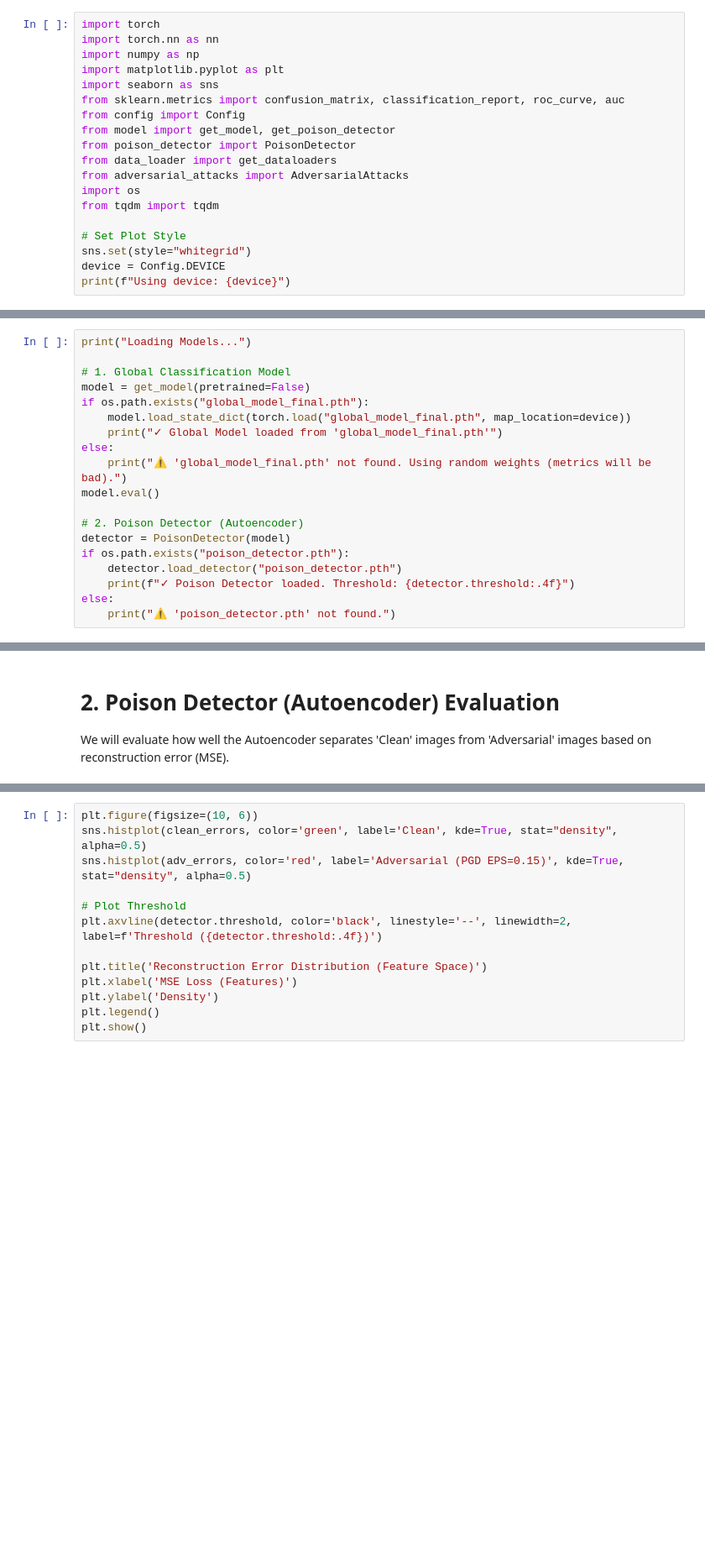
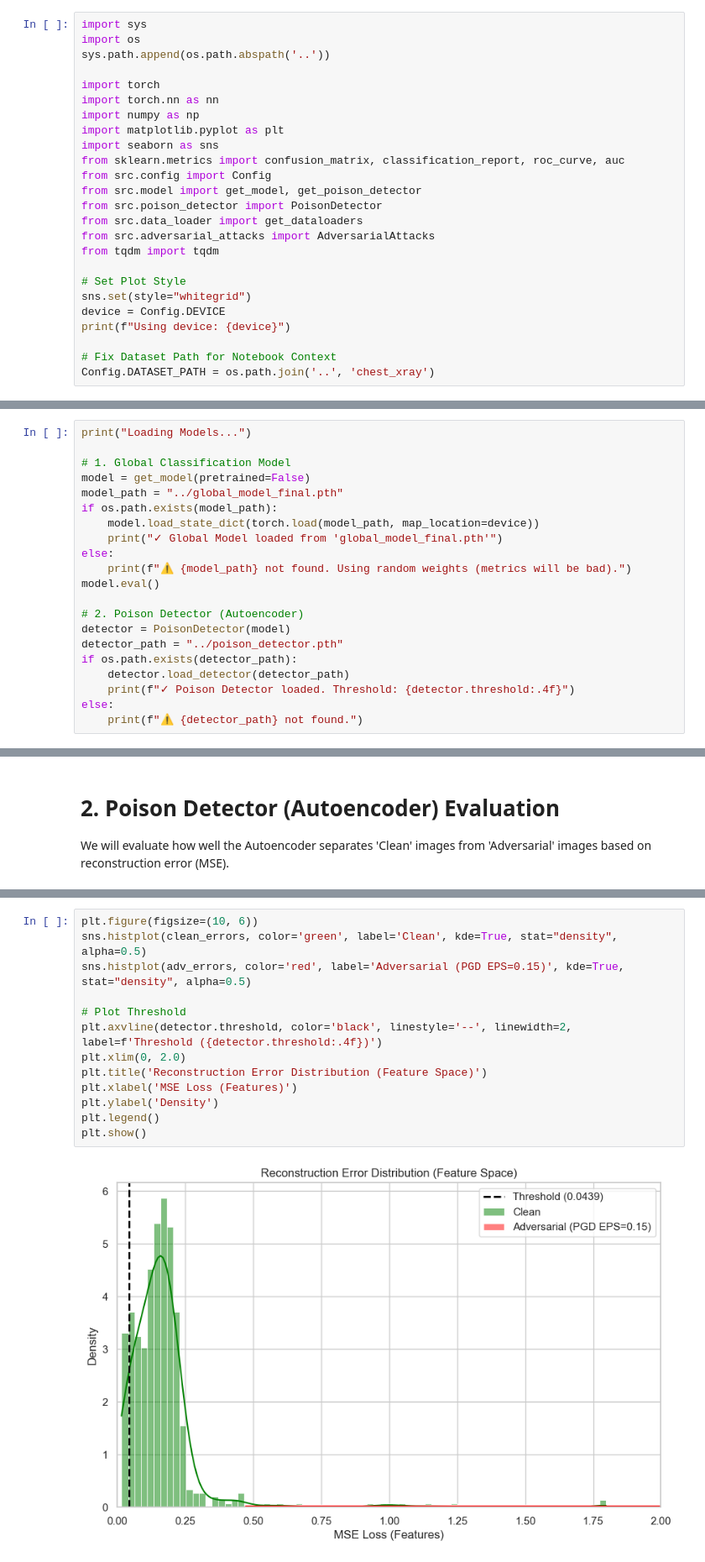
Before and after one commit to Eljihad404/adv-attack-detection, a Jupyter notebook: notebooks/metrics_analysis.ipynb, the cells around one changed output, grey strips where cells are left out. Shown at 84% size. Drawn from its saved outputs; the diff is of its cells as text; blank space fills up the shorter version.

```diff
--- a/notebooks/metrics_analysis.ipynb
+++ b/notebooks/metrics_analysis.ipynb
@@ -1,19 +1,25 @@
 # %%
+import sys
+import os
+sys.path.append(os.path.abspath('..'))
+
 import torch
 import torch.nn as nn
 import numpy as np
 import matplotlib.pyplot as plt
 import seaborn as sns
 from sklearn.metrics import confusion_matrix, classification_report, roc_curve, auc
-from config import Config
-from model import get_model, get_poison_detector
-from poison_detector import PoisonDetector
-from data_loader import get_dataloaders
-from adversarial_attacks import AdversarialAttacks
-import os
+from src.config import Config
+from src.model import get_model, get_poison_detector
+from src.poison_detector import PoisonDetector
+from src.data_loader import get_dataloaders
+from src.adversarial_attacks import AdversarialAttacks
 from tqdm import tqdm
 
 # Set Plot Style
 sns.set(style="whitegrid")
 device = Config.DEVICE
 print(f"Using device: {device}")
+
+# Fix Dataset Path for Notebook Context
+Config.DATASET_PATH = os.path.join('..', 'chest_xray')
@@ -27,17 +38,19 @@ print("Loading Models...")
 
 # 1. Global Classification Model
 model = get_model(pretrained=False)
-if os.path.exists("global_model_final.pth"):
-    model.load_state_dict(torch.load("global_model_final.pth", map_location=device))
+model_path = "../global_model_final.pth"
+if os.path.exists(model_path):
+    model.load_state_dict(torch.load(model_path, map_location=device))
     print("✓ Global Model loaded from 'global_model_final.pth'")
 else:
-    print("⚠️ 'global_model_final.pth' not found. Using random weights (metrics will be bad).")
+    print(f"⚠️ {model_path} not found. Using random weights (metrics will be bad).")
 model.eval()
 
 # 2. Poison Detector (Autoencoder)
 detector = PoisonDetector(model)
-if os.path.exists("poison_detector.pth"):
-    detector.load_detector("poison_detector.pth")
+detector_path = "../poison_detector.pth"
+if os.path.exists(detector_path):
+    detector.load_detector(detector_path)
     print(f"✓ Poison Detector loaded. Threshold: {detector.threshold:.4f}")
 else:
-    print("⚠️ 'poison_detector.pth' not found.")
+    print(f"⚠️ {detector_path} not found.")
@@ -127,16 +164,18 @@ print(f"Collected {len(clean_errors)} clean samples and {len(adv_errors)} advers
 # %%
 plt.figure(figsize=(10, 6))
 sns.histplot(clean_errors, color='green', label='Clean', kde=True, stat="density", alpha=0.5)
 sns.histplot(adv_errors, color='red', label='Adversarial (PGD EPS=0.15)', kde=True, stat="density", alpha=0.5)
 
 # Plot Threshold
 plt.axvline(detector.threshold, color='black', linestyle='--', linewidth=2, label=f'Threshold ({detector.threshold:.4f})')
-
+plt.xlim(0, 2.0)
 plt.title('Reconstruction Error Distribution (Feature Space)')
 plt.xlabel('MSE Loss (Features)')
 plt.ylabel('Density')
 plt.legend()
 plt.show()
+# %% [output]
+[figure, added]
 # %%
 clean_arr = np.array(clean_errors)
 adv_arr = np.array(adv_errors)
```
Also changed, not shown: parts of 8 cells of this notebook, 21 other files.
